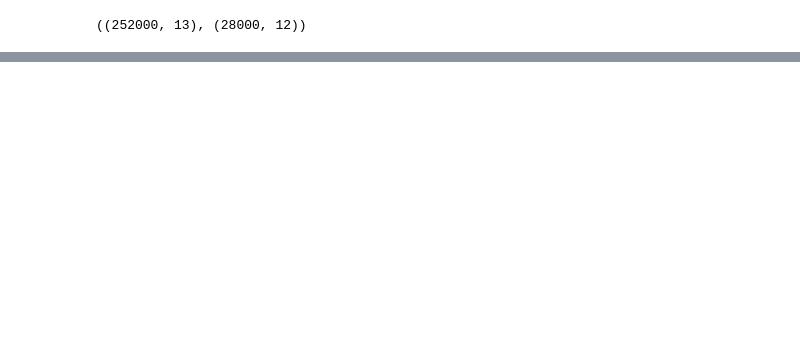
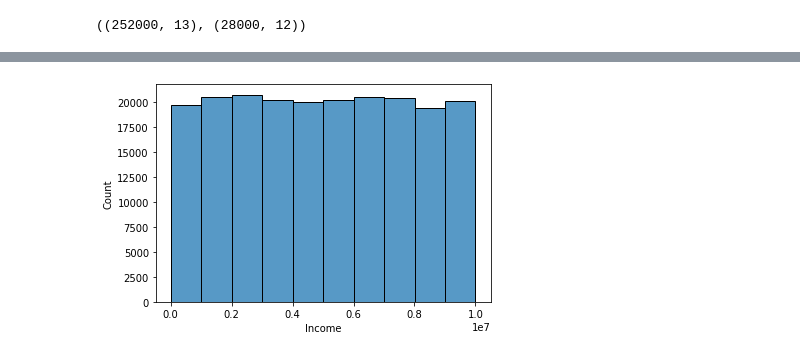
Before and after one commit to hwon-n/section2_project, a Jupyter notebook: section2_project.ipynb, the cells around one changed output, grey strips where cells are left out. Drawn from its saved outputs; the diff is of its cells as text; code cells hidden in the pictures; blank space fills up the shorter version.

```diff
--- a/section2_project.ipynb
+++ b/section2_project.ipynb
@@ -128,3 +136,7 @@ Name: Income, Length: 48000, dtype: int64
+# %%
+sns.histplot(train['Income'], bins = 10);
+# %% [output]
+[figure, added]
 # %%
 train['STATE'].value_counts()
 # %% [output]
```
Also changed, not shown: parts of 26 cells of this notebook.
